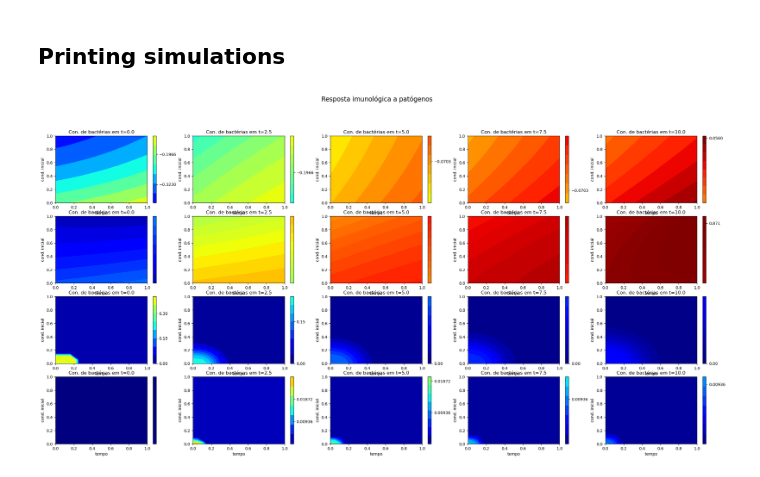
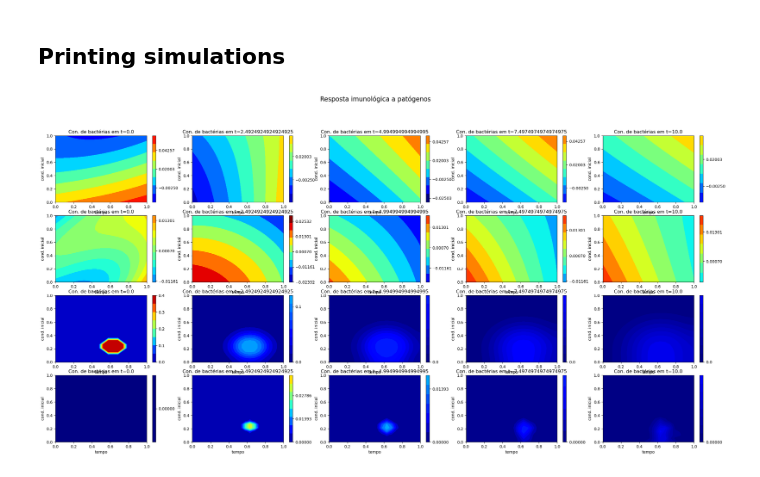
Before and after one commit to Esterci/2D_imune_edema_pinn, a Jupyter notebook: 2D/edp_t_x_y/pinn_model.ipynb, the cells around one changed output. Cells and saved outputs as stored; diff of their text form; code cells hidden in the pictures.

```diff
--- a/2D/edp_t_x_y/pinn_model.ipynb
+++ b/2D/edp_t_x_y/pinn_model.ipynb
@@ -1379,21 +1378,30 @@ NameError: name 'json' is not defined
 # Evaluation setup
 # %%
 import os
-import glob
+from glob import glob
 
-def load_model(arch_str):
+
+def load_model(file_name):
     cwd = os.getcwd()
+
+    arch_str = (
+        ("__")
+        .join(file_name.split("/")[-1].split(".")[0].split("__")[2:])
+        .split("arch_")[-1]
+    )
 
     model = generate_model(arch_str).to(device)
 
-    model.load_state_dict(
-        torch.load(cwd + "/nn_parameters/" + arch_str + ".pt", weights_only=True)
-    )
+    model.load_state_dict(torch.load(cwd + "/" + file_name, weights_only=True))
 
     print(model.eval())
 
     return model
 
+
 nn_list = glob("nn_parameters/*")
 nn_list = nn_list
+
+
+model = load_model(nn_list[0])
 # %% [output]
@@ -1537,12 +1547,12 @@ PINN Compilation Speed Up: 1.3986966224298312 +/-0.8925440296936696
 # %%
 Cl_pinn, Cp_pinn = pred_pinn_dev.cpu().detach().split(1, dim=1)
 
-Cl_pinn_np = Cl_pinn.numpy().reshape(Cb_fvm.shape)
-Cp_pinn_np = Cp_pinn.numpy().reshape(Cb_fvm.shape)
+Cl_pinn_np = Cl_pinn.numpy().reshape(simp_Cb_fvm.shape)
+Cp_pinn_np = Cp_pinn.numpy().reshape(simp_Cb_fvm.shape)
 # %%
-x = np.linspace(x_dom[0], x_dom[1], num=size_x, endpoint=True)
-y = np.linspace(y_dom[0], y_dom[1], num=size_y, endpoint=True)
-t = np.linspace(t_dom[0], t_dom[1], num=size_t, endpoint=True)
+x = np.linspace(x_dom[0], x_dom[1], num=simp_Cb_fvm.shape[1], endpoint=True)
+y = np.linspace(y_dom[0], y_dom[1], num=simp_Cb_fvm.shape[2], endpoint=True)
+t = np.linspace(t_dom[0], t_dom[1], num=simp_Cb_fvm.shape[0], endpoint=True)
 
 X, Y = np.meshgrid(x, y)
 
@@ -1562,7 +1572,7 @@ for i, time_inst in enumerate(time_plot):
     contour = ax.contourf(
         X,
         Y,
-        Cp_pinn_np[0][0][time_inst],
+        Cp_pinn_np[time_inst],
         cmap="jet",
         vmin=vmin,
         vmax=vmax,
@@ -1583,7 +1593,7 @@ for i, time_inst in enumerate(time_plot):
     contour = ax.contourf(
         X,
         Y,
-        Cl_pinn_np[0][0][time_inst],
+        Cl_pinn_np[time_inst],
         cmap="jet",
         vmin=vmin,
         vmax=vmax,
@@ -1598,44 +1608,44 @@ for i, it in enumerate(time_plot):
     # Plotango 3D
     ax = fig.add_subplot(4, len(time_plot), i + len(time_plot) * 2 + 1)
 
-    vmin = np.min(Cb_fvm)
-    vmax = np.max(Cb_fvm)
+    vmin = np.min(simp_Cb_fvm)
+    vmax = np.max(simp_Cb_fvm)
 
     contour = ax.contourf(
         X,
         Y,
-        Cb_fvm[0][0][it],
+        simp_Cb_fvm[it],
         cmap="jet",
         vmin=vmin,
         vmax=vmax,
     )
 
     ax.set_title("Con. de bactérias em t={}".format(t[it]))
     ax.set_xlabel("tempo")
     ax.set_ylabel("cond. inicial")
     colobar = fig.colorbar(contour, ticks=np.linspace(vmin, vmax, num=5))
 
 for i, it in enumerate(time_plot):
     # Plotango 3D
     ax = fig.add_subplot(4, len(time_plot), i + len(time_plot) * 3 + 1)
 
-    vmin = np.min(Cn_fvm)
-    vmax = np.max(Cn_fvm)
+    vmin = np.min(simp_Cn_fvm)
+    vmax = np.max(simp_Cn_fvm)
 
     contour = ax.contourf(
         X,
         Y,
-        Cn_fvm[0][0][it],
+        simp_Cn_fvm[it],
         cmap="jet",
         vmin=vmin,
         vmax=vmax,
     )
 
     ax.set_title("Con. de bactérias em t={}".format(t[it]))
     ax.set_xlabel("tempo")
     ax.set_ylabel("cond. inicial")
     colobar = fig.colorbar(contour, ticks=np.linspace(vmin, vmax, num=5))
 
 plt.show()
 # %% [output]
-[figure, old version]
+[figure, new version]
```
Also changed, not shown: parts of 13 cells of this notebook, 4 other files.
